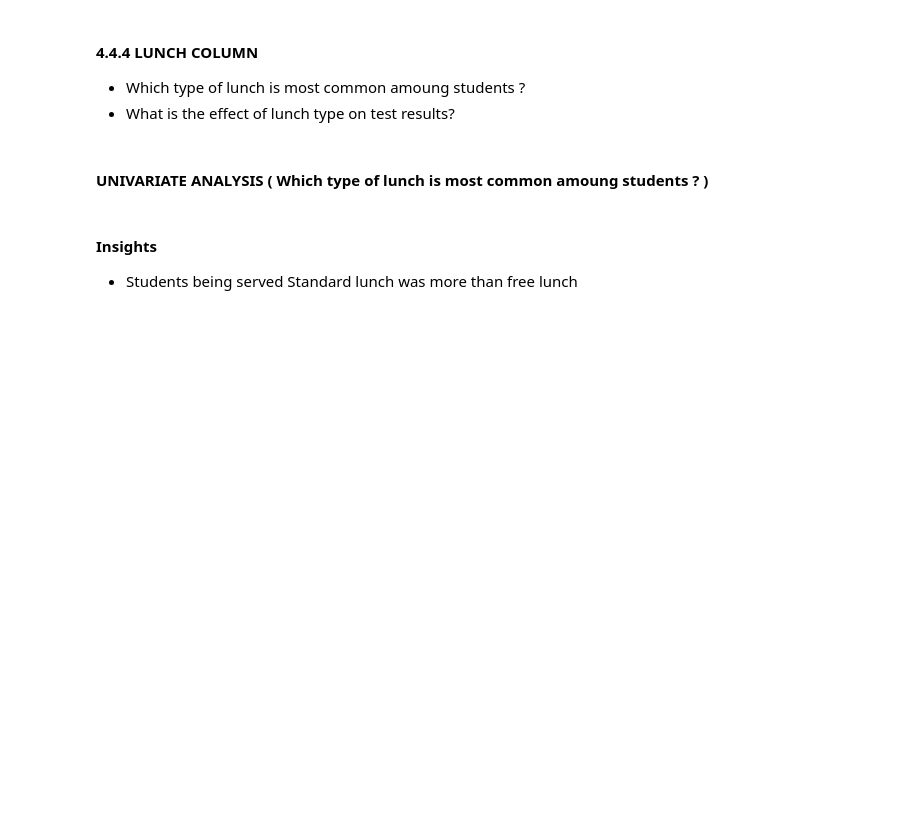
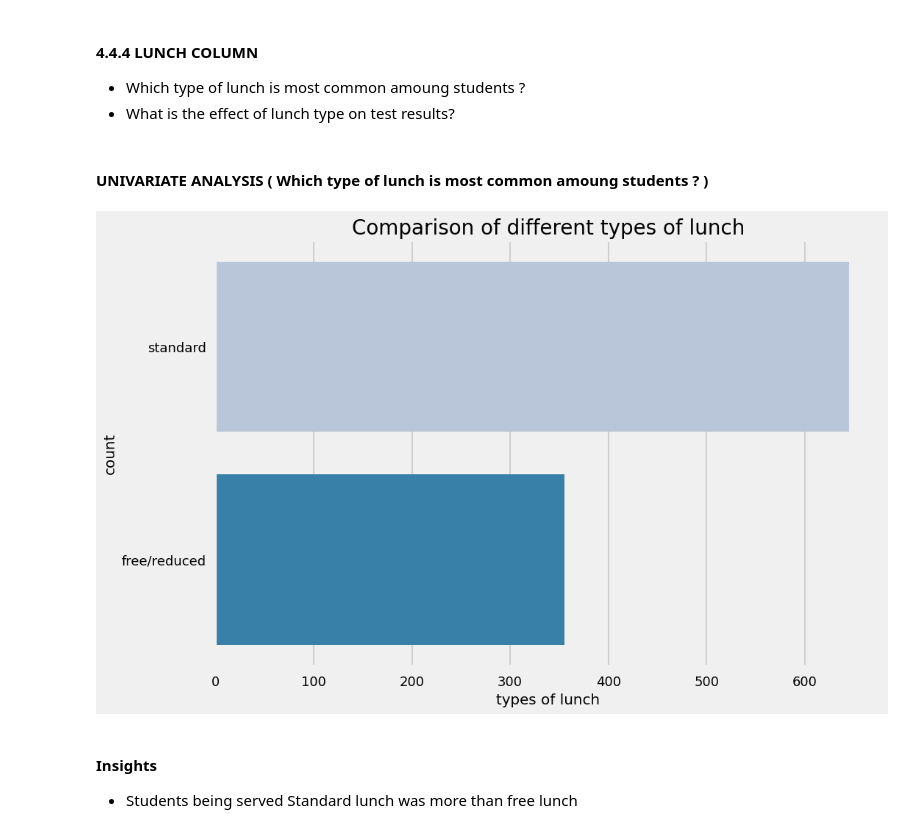
Before and after one commit to kalyanam13/mlproject, a Jupyter notebook: notebook/1 . EDA STUDENT PERFORMANCE .ipynb, the cells around one changed output. Saved outputs shown, nothing was run; the diff lists cells and outputs as text; code cells hidden in the pictures; blank space fills up the shorter version.

```diff
--- a/notebook/1 . EDA STUDENT PERFORMANCE .ipynb
+++ b/notebook/1 . EDA STUDENT PERFORMANCE .ipynb
@@ -592,12 +597,14 @@ plt.show()
 #### UNIVARIATE ANALYSIS ( Which type of lunch is most common amoung students ? )
 # %%
 plt.rcParams['figure.figsize'] = (15, 9)
-plt.style.use('seaborn-talk')
+plt.style.use('seaborn-v0_8-talk')
 sns.countplot(df['lunch'], palette = 'PuBu')
 plt.title('Comparison of different types of lunch', fontweight = 30, fontsize = 20)
 plt.xlabel('types of lunch')
 plt.ylabel('count')
 plt.show()
+# %% [output]
+[figure, added]
 # %% [markdown]
 #### Insights
 - Students being served Standard lunch was more than free lunch
```
Also changed, not shown: parts of 7 cells of this notebook, 1 other file.
